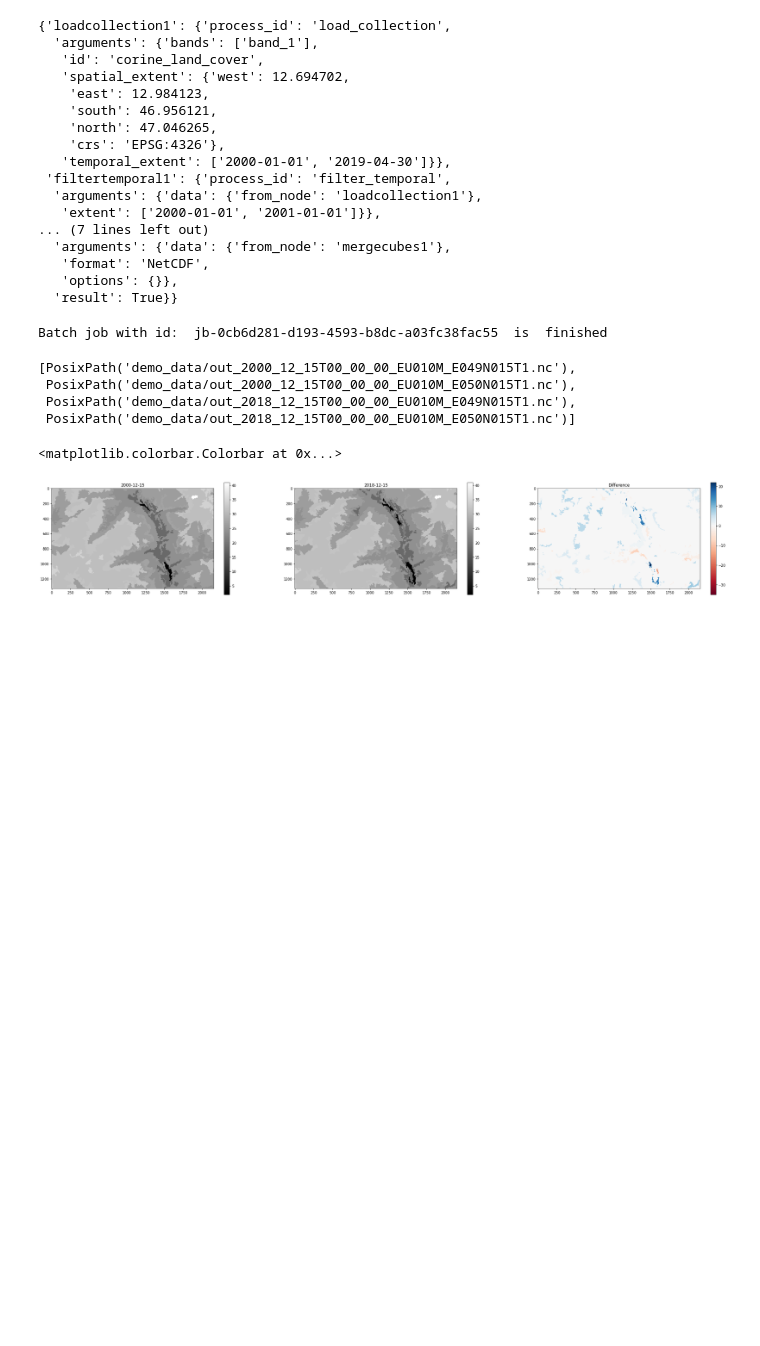
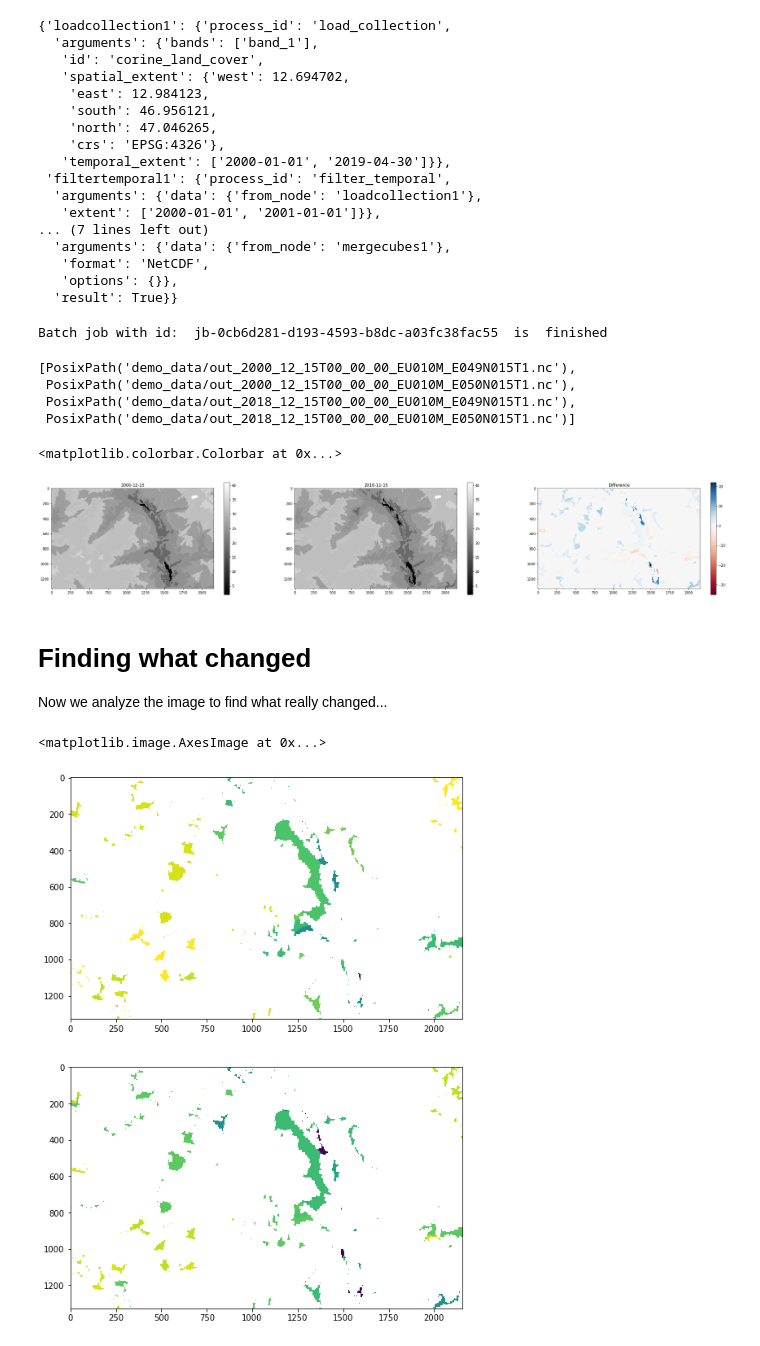
Before and after one commit to openEOPlatform/LPS_presentations, a Jupyter notebook: demos/EODC_ARD_processing/openEO demo 03 - Corine Land Cover Alps.ipynb, the cells around one changed output. Cells and saved outputs as stored; diff of their text form; code cells hidden in the pictures; blank space fills up the shorter version.

Commit message:
updated CORINE demo

```diff
--- a/demos/EODC_ARD_processing/openEO demo 03 - Corine Land Cover Alps.ipynb
+++ b/demos/EODC_ARD_processing/openEO demo 03 - Corine Land Cover Alps.ipynb
@@ -178,3 +179,31 @@ plt.colorbar()
 # %% [output]
 <matplotlib.colorbar.Colorbar at 0x...>
 [figure]
+# %% [markdown]
+# Finding what changed
+
+Now we analyze the image to find what really changed...
+# %%
+diff = output_data3.band_1 - output_data4.band_1
+diff = diff.to_numpy()
+corine_2000 = output_data3.band_1.to_numpy()
+corine_2018 = output_data4.band_1.to_numpy()
+# %%
+diff[diff != 0] = 1
+diff[diff == 0] = np.nan
+# %%
+import matplotlib
+
+matplotlib.rcParams['figure.figsize'] = [15, 12]
+
+
+fig, ax = plt.subplots(2)
+fig.patch.set_facecolor('white')
+im = ax[0].imshow((corine_2000*diff))
+ax[1].imshow((corine_2018*diff))
+
+#cbar0 = fig.colorbar(im, cax=ax)
+#cbar0.ax.set_title(" °C ", fontdict={'fontsize':20})
+# %% [output]
+<matplotlib.image.AxesImage at 0x...>
+[figure, added]
```
Also changed, not shown: parts of 4 cells of this notebook.
